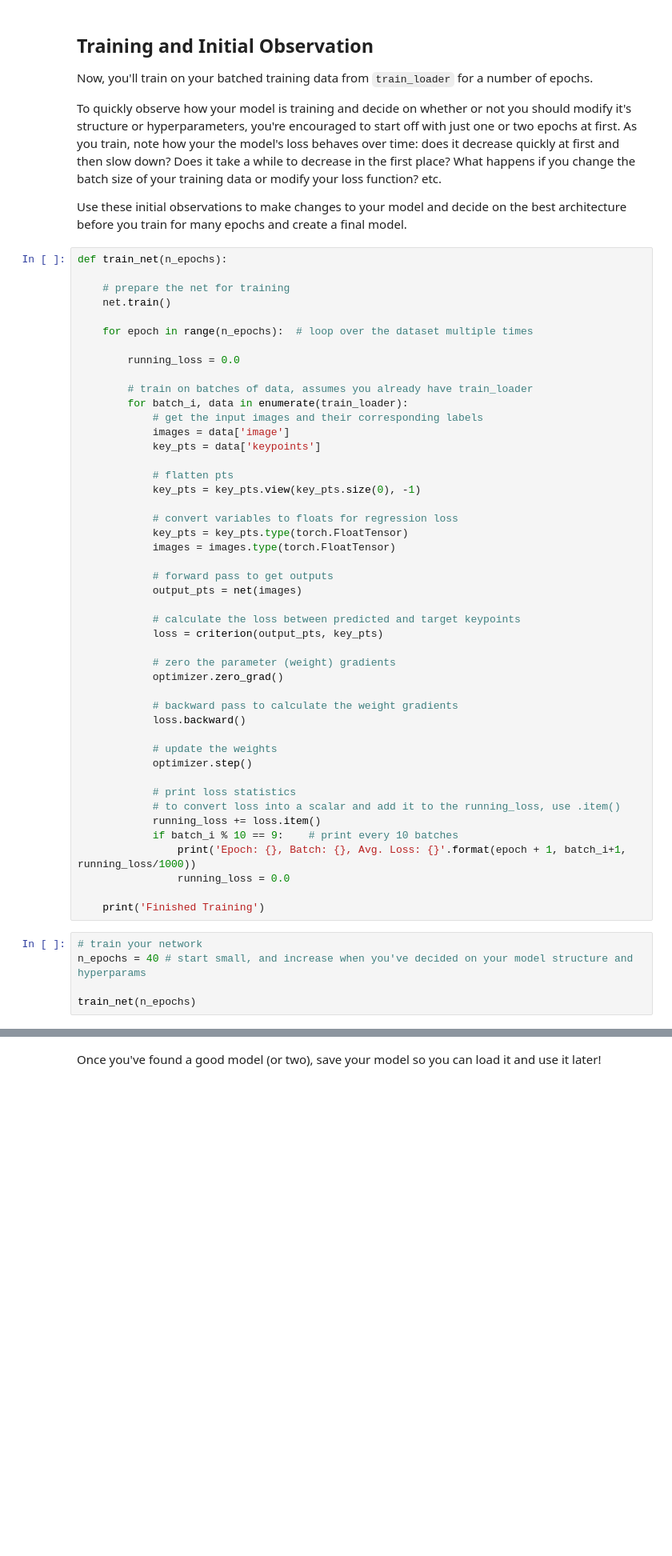
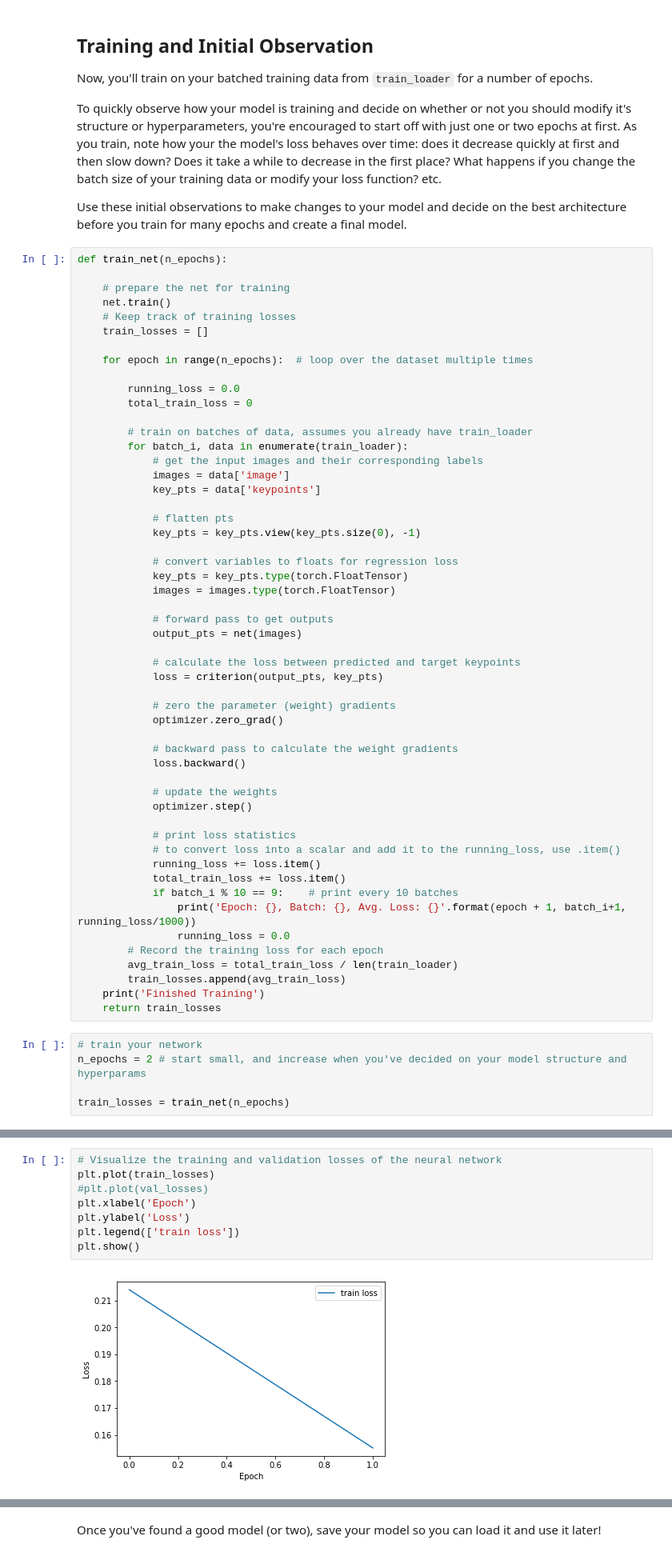
Before and after one commit to xfqbuaa/P1_Facial_Keypoints, a Jupyter notebook: 2. Define the Network Architecture.ipynb, the cells around one changed output, grey strips where cells are left out. Shown at 80% size. Cells and saved outputs as stored; diff of their text form; blank space fills up the shorter version.

Commit message:
feat: Track and plot train losses
Return and plot train losses

```diff
--- a/2. Define the Network Architecture.ipynb
+++ b/2. Define the Network Architecture.ipynb
@@ -340,10 +338,13 @@ def train_net(n_epochs):
 
     # prepare the net for training
     net.train()
+    # Keep track of training losses
+    train_losses = []
 
     for epoch in range(n_epochs):  # loop over the dataset multiple times
 
         running_loss = 0.0
+        total_train_loss = 0
 
         # train on batches of data, assumes you already have train_loader
         for batch_i, data in enumerate(train_loader):
@@ -376,14 +377,18 @@ def train_net(n_epochs):
             # print loss statistics
             # to convert loss into a scalar and add it to the running_loss, use .item()
             running_loss += loss.item()
+            total_train_loss += loss.item()
             if batch_i % 10 == 9:    # print every 10 batches
                 print('Epoch: {}, Batch: {}, Avg. Loss: {}'.format(epoch + 1, batch_i+1, running_loss/1000))
                 running_loss = 0.0
-
+        # Record the training loss for each epoch
+        avg_train_loss = total_train_loss / len(train_loader)
+        train_losses.append(avg_train_loss)
     print('Finished Training')
+    return train_losses
 # %%
 # train your network
-n_epochs = 40 # start small, and increase when you've decided on your model structure and hyperparams
+n_epochs = 2 # start small, and increase when you've decided on your model structure and hyperparams
 
-train_net(n_epochs)
+train_losses = train_net(n_epochs)
 # %% [output]
@@ -406,4 +411,14 @@ Epoch: 40, Batch: 340, Avg. Loss: 0.00032466258388012646
 Finished Training
+# %%
+# Visualize the training and validation losses of the neural network
+plt.plot(train_losses)
+#plt.plot(val_losses)
+plt.xlabel('Epoch')
+plt.ylabel('Loss')
+plt.legend(['train loss'])
+plt.show()
+# %% [output]
+[figure, added]
 # %% [markdown]
 ## Test data
 
```
Also changed, not shown: parts of 8 cells of this notebook.
